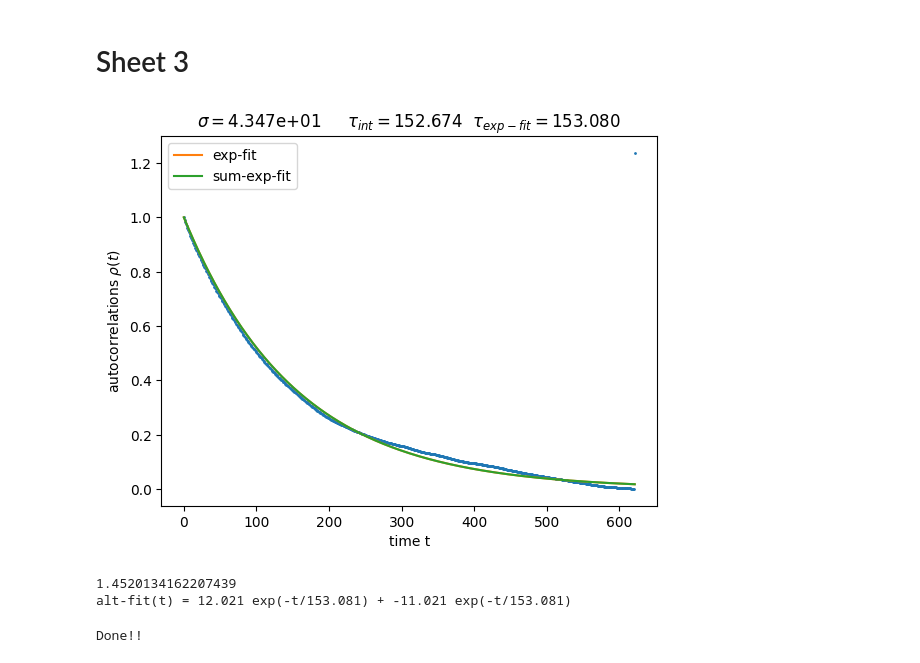
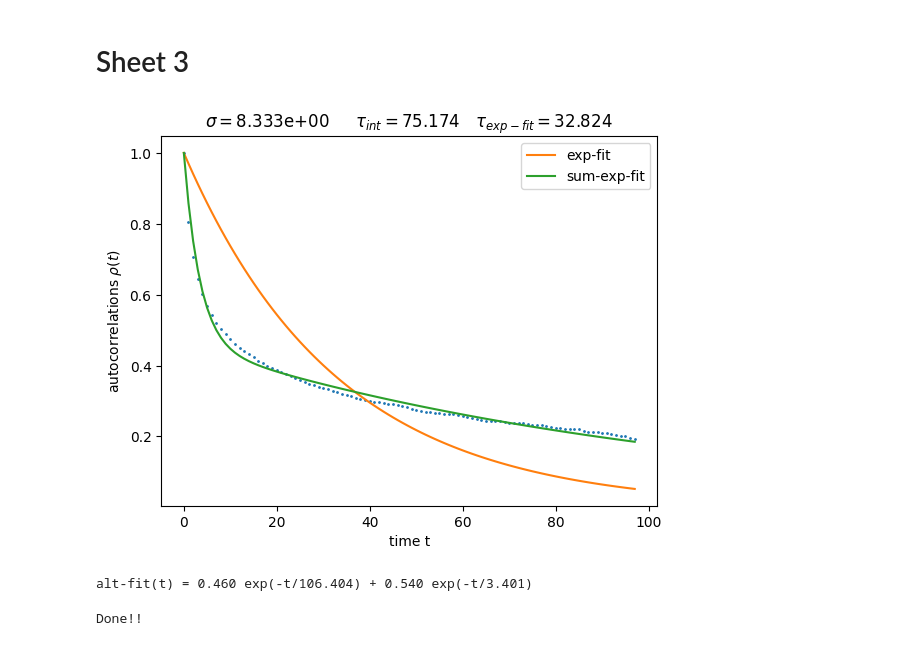
Before and after one commit to NiklasBliemel/Monte_Carlo_Methods, a Jupyter notebook: plot_lab/sheet_2_3.ipynb, the cells around one changed output. Saved outputs shown, nothing was run; the diff lists cells and outputs as text; code cells hidden in the pictures.

```diff
--- a/plot_lab/sheet_2_3.ipynb
+++ b/plot_lab/sheet_2_3.ipynb
@@ -67,27 +67,25 @@ def fit(x, tau):
 def alt_fit(x, a, tau1, tau2):
     return a * np.exp(-x/tau1) + (1-a) * np.exp(-x/tau2)
 # %%
-data = Path("auto_correlations/auto_corr_m_t2.3").read_bytes()
+data = Path("auto_correlations/auto_corr_e_t2.3").read_bytes()
 data_array = np.frombuffer(data, dtype=np.float64)
 tau = data_array[0]
 std = data_array[1]
-data_array = data_array[2:]
+data_array = data_array[2:100]
 popt, pcov = curve_fit(fit, np.arange(data_array.shape[0]), data_array)
-alt_popt, alt_pcov = curve_fit(alt_fit, np.arange(data_array.shape[0]), data_array, p0=[0.5,5,5])
+alt_popt, alt_pcov = curve_fit(alt_fit, np.arange(data_array.shape[0]), data_array, p0=[0.5,100,100])
 plt.plot(data_array, linestyle="", marker="o", markersize=1)
 plt.plot(fit(np.arange(data_array.shape[0]), *popt), linestyle="-", marker="", markersize=1, label="exp-fit")
 plt.plot(alt_fit(np.arange(data_array.shape[0]), *alt_popt), linestyle="-", marker="", markersize=1, label="sum-exp-fit")
 plt.title(r"$\sigma =$" + f"{std:.3e}" + f"\t" + r"$\tau_{int} = $" + f"{tau:.3f}" + f"\t" + r"$\tau_{exp-fit} = $" + f"{popt[0]:.3f}")
 plt.ylabel(r"autocorrelations $\rho(t)$")
 plt.xlabel("time t")
 plt.legend(loc="best")
 plt.show()
-print(c_xi)
 print(f"alt-fit(t) = {alt_popt[0]:.3f} exp(-t/{alt_popt[1]:.3f}) + {-alt_popt[0]+1:.3f} exp(-t/{alt_popt[2]:.3f})")
 # %% [output]
-[figure, old version]
+[figure, new version]
-1.4520134162207439
-alt-fit(t) = 12.021 exp(-t/153.081) + -11.021 exp(-t/153.081)
+alt-fit(t) = 0.460 exp(-t/106.404) + 0.540 exp(-t/3.401)
 # %%
 for file in os.listdir("auto_correlations"):
     try:
```
Also changed, not shown: parts of 1 cell of this notebook, 11 other files.
